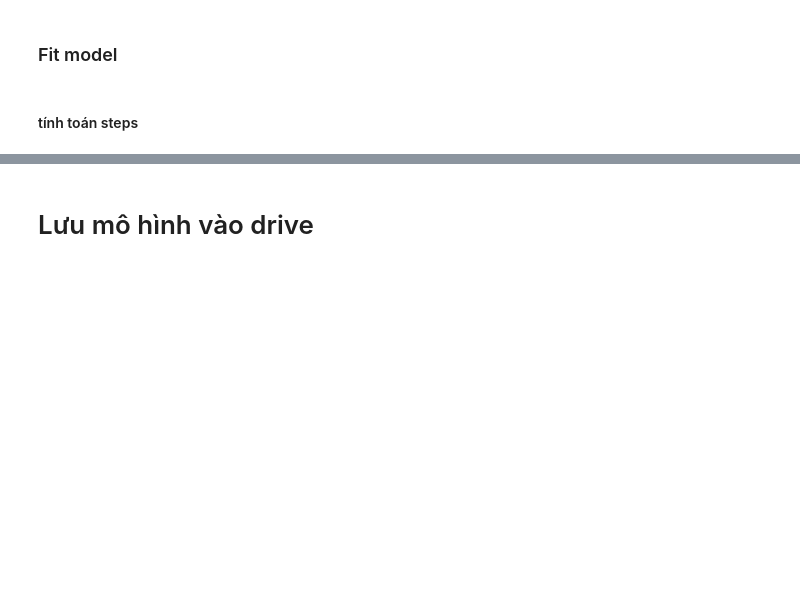
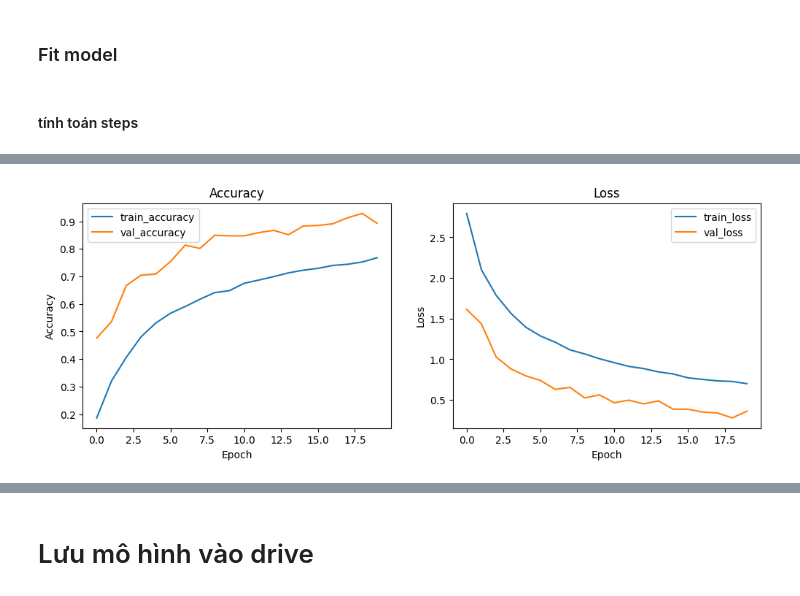
Before and after one commit to namtoptall/DataScience, a Jupyter notebook: iception_milestone_project_data_science.ipynb, the cells around one changed output, grey strips where cells are left out. Saved outputs shown, nothing was run; the diff lists cells and outputs as text; code cells hidden in the pictures; blank space fills up the shorter version.

```diff
--- a/iception_milestone_project_data_science.ipynb
+++ b/iception_milestone_project_data_science.ipynb
@@ -524,12 +592,9 @@ tensorboard_callback = TensorBoard(log_dir="logs/fit_finetune", histogram_freq=1
 # %%
 finetune_datagen = ImageDataGenerator(
     rescale=1./255,
-    rotation_range=40,
     width_shift_range=0.2,
     height_shift_range=0.2,
-    shear_range=0.2,
-    zoom_range=0.2,
     horizontal_flip=True,
     fill_mode='nearest'
 )
-finetune_train_generator = finetune_datagen.flow_from_dataframe(train, x_col='ImgPath', y_col='Class', target_size=(224, 224),batch_size=8)
+finetune_train_generator = finetune_datagen.flow_from_dataframe(train, x_col='ImgPath', y_col='Class', target_size=(224, 224),batch_size=16)
@@ -557,0 +640,14 @@ fine_tuned_history = fine_tuned_model.fit(finetune_train_generator,
+# %%
+from tensorflow.keras.optimizers import Adam
+
+# Recompile lại mô hình với learning rate thấp hơn
+tune_xception_model.compile(optimizer=Adam(learning_rate=1e-5), loss="categorical_crossentropy", metrics=["accuracy"])
+
+# Huấn luyện lại mô hình
+history_fine_tune = tune_xception_model.fit(finetune_train_generator,
+                                       batch_size=16,
+                                       steps_per_epoch=steps_per_epoch,
+                                       validation_steps=validation_steps,
+                                       epochs=20,
+                                       validation_data=val_generator,
+                                       callbacks=[fine_tune_checkpoint, tune_tensorboard_callback, tune_early_stopping])
@@ -558,2 +678,29 @@ fine_tuned_history = fine_tuned_model.fit(finetune_train_generator,
+# %%
+# plot accuracy and loss
+def plot_accuracy_and_loss(history):
+    # Plot accuracy
+    plt.figure(figsize=(12, 4))
+    plt.subplot(1, 2, 1)
+    plt.plot(history.history['accuracy'], label='train_accuracy')
+    plt.plot(history.history['val_accuracy'], label='val_accuracy')
+    plt.title('Accuracy')
+    plt.xlabel('Epoch')
+    plt.ylabel('Accuracy')
+    plt.legend()
+
+    # Plot loss
+    plt.subplot(1, 2, 2)
+    plt.plot(history.history['loss'], label='train_loss')
+    plt.plot(history.history['val_loss'], label='val_loss')
+    plt.title('Loss')
+    plt.xlabel('Epoch')
+    plt.ylabel('Loss')
+    plt.legend()
+
+    plt.show()
+
+plot_accuracy_and_loss(history_fine_tune)
+# %% [output]
+[figure, added]
 # %%
 # đánh giá mô hình
```
Also changed, not shown: parts of 30 cells of this notebook.
